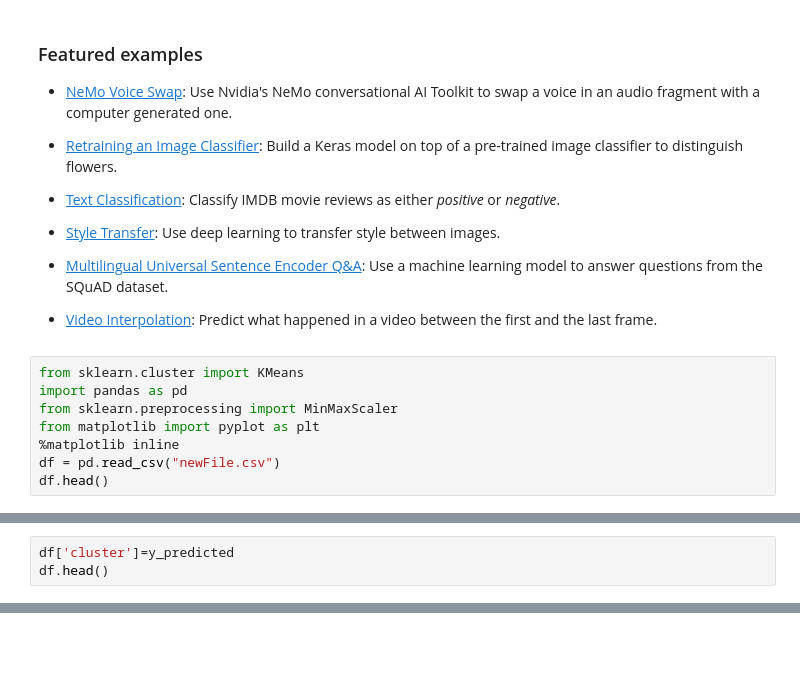
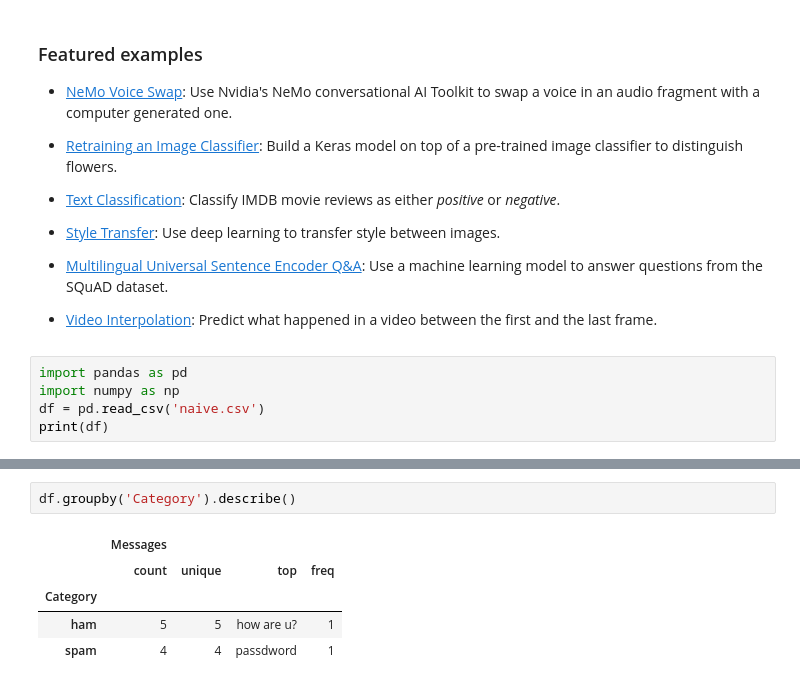
Before and after one commit to FoziaNasir/Fozia, a Jupyter notebook: Welcome_To_Colaboratory.ipynb, the cells around one changed output, grey strips where cells are left out. Saved outputs shown, nothing was run; the diff lists cells and outputs as text; blank space fills up the shorter version.

```diff
--- a/Welcome_To_Colaboratory.ipynb
+++ b/Welcome_To_Colaboratory.ipynb
@@ -151,11 +151,8 @@ These are a few of the notebooks from Google's online Machine Learning course. S
 - [Multilingual Universal Sentence Encoder Q&A](https://tensorflow.org/hub/tutorials/retrieval_with_tf_hub_universal_encoder_qa): Use a machine learning model to answer questions from the SQuAD dataset.
 - [Video Interpolation](https://tensorflow.org/hub/tutorials/tweening_conv3d): Predict what happened in a video between the first and the last frame.
 # %%
-from sklearn.cluster import KMeans
 import pandas as pd
-from sklearn.preprocessing import MinMaxScaler
-from matplotlib import pyplot as plt
-%matplotlib inline
-df = pd.read_csv("newFile.csv")
-df.head()
+import numpy as np
+df = pd.read_csv('naive.csv')
+print(df)
 # %% [output]
@@ -182,3 +168,0 @@ array([4, 0, 4, 4, 0, 0, 4, 0, 0, 4, 4, 0, 4, 4, 0, 4, 0, 0, 4, 4, 4, 3,
-# %%
-df['cluster']=y_predicted
-df.head()
@@ -213,0 +169,8 @@ plt.legend()
+# %%
+df.groupby('Category').describe()
+# %% [output]
+|  | Messages |  |  |  |
+|  | count | unique | top | freq |
+| Category |  |  |  |  |
+| ham | 5 | 5 | how are u? | 1 |
+| spam | 4 | 4 | passdword | 1 |
```
Also changed, not shown: parts of 10 cells of this notebook.
